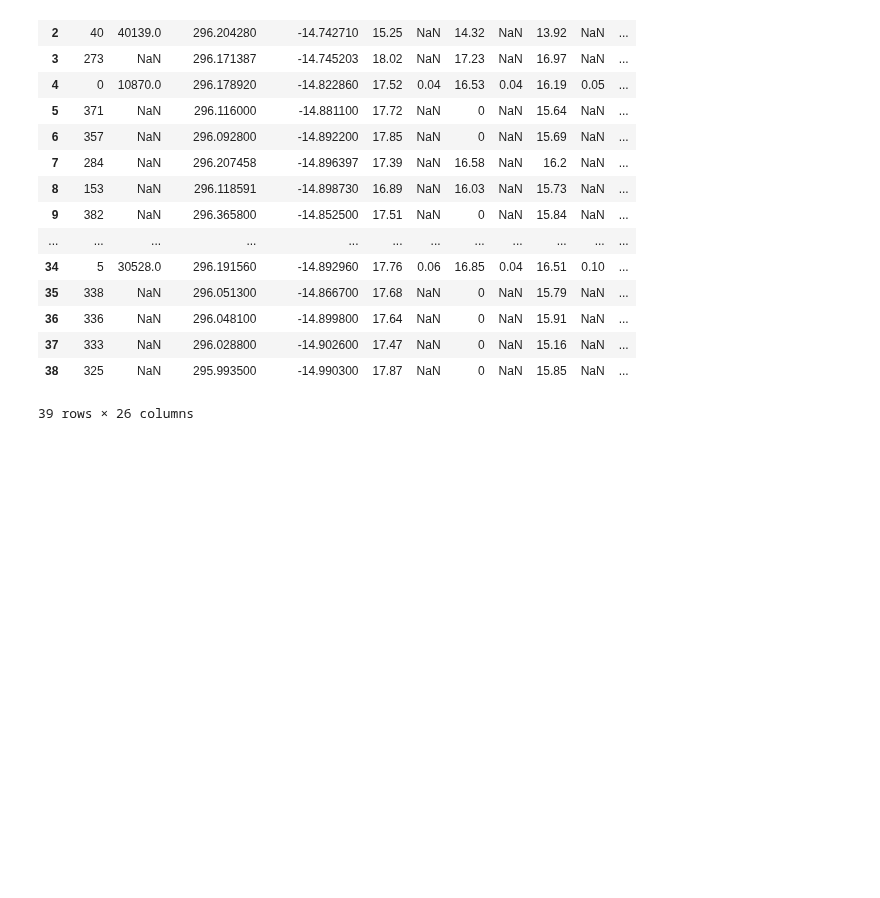
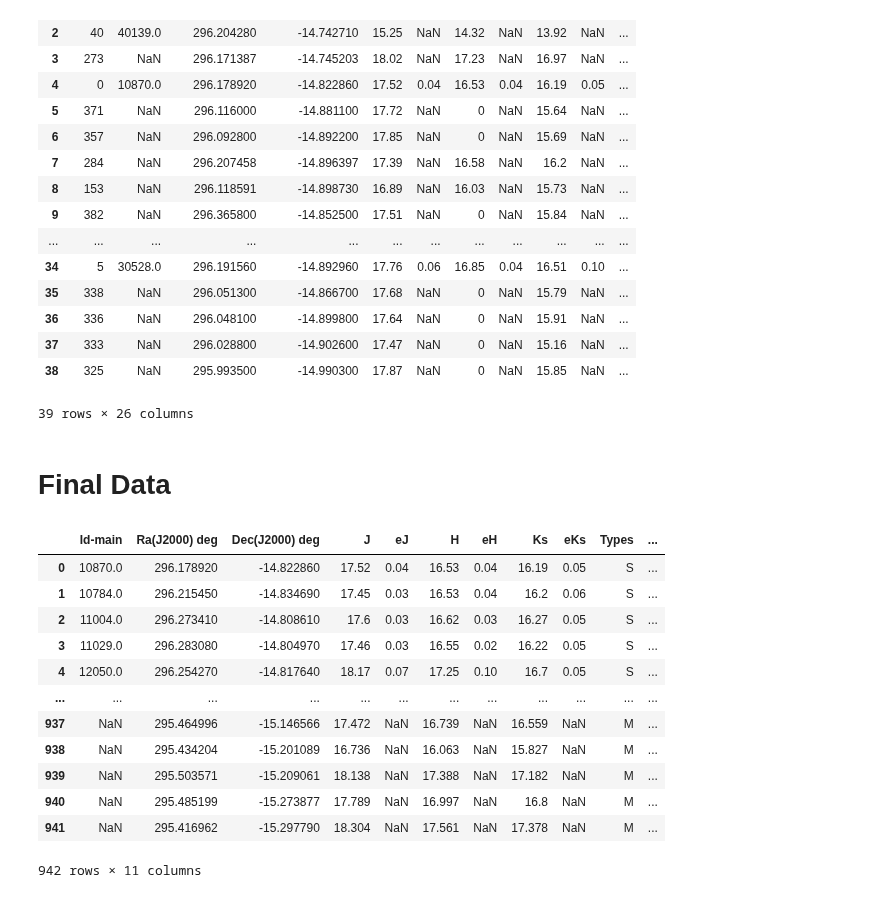
Before and after one commit to Mahdi-Abdollahii/NGC_6822, a Jupyter notebook: X_Match/NGC6822_X_Match.ipynb, the cells around one changed output. Saved outputs shown, nothing was run; the diff lists cells and outputs as text; code cells hidden in the pictures; blank space fills up the shorter version.

```diff
--- a/X_Match/NGC6822_X_Match.ipynb
+++ b/X_Match/NGC6822_X_Match.ipynb
@@ -400,3 +400,22 @@ X_data
 | 37 | 333 | NaN | 296.028800 | -14.902600 | 17.47 | NaN | 0 | NaN | 15.16 | NaN | ... |
 | 38 | 325 | NaN | 295.993500 | -14.990300 | 17.87 | NaN | 0 | NaN | 15.85 | NaN | ... |
 39 rows × 26 columns
+# %% [markdown]
+# Final Data
+# %%
+ALL_data = pd.read_csv('/content/NGC_6822/Data/ALL_Raw_Data.csv')
+ALL_data
+# %% [output]
+|  | Id-main | Ra(J2000) deg | Dec(J2000) deg | J | eJ | H | eH | Ks | eKs | Types | ... |
+| 0 | 10870.0 | 296.178920 | -14.822860 | 17.52 | 0.04 | 16.53 | 0.04 | 16.19 | 0.05 | S | ... |
+| 1 | 10784.0 | 296.215450 | -14.834690 | 17.45 | 0.03 | 16.53 | 0.04 | 16.2 | 0.06 | S | ... |
+| 2 | 11004.0 | 296.273410 | -14.808610 | 17.6 | 0.03 | 16.62 | 0.03 | 16.27 | 0.05 | S | ... |
+| 3 | 11029.0 | 296.283080 | -14.804970 | 17.46 | 0.03 | 16.55 | 0.02 | 16.22 | 0.05 | S | ... |
+| 4 | 12050.0 | 296.254270 | -14.817640 | 18.17 | 0.07 | 17.25 | 0.10 | 16.7 | 0.05 | S | ... |
+| ... | ... | ... | ... | ... | ... | ... | ... | ... | ... | ... | ... |
+| 937 | NaN | 295.464996 | -15.146566 | 17.472 | NaN | 16.739 | NaN | 16.559 | NaN | M | ... |
+| 938 | NaN | 295.434204 | -15.201089 | 16.736 | NaN | 16.063 | NaN | 15.827 | NaN | M | ... |
+| 939 | NaN | 295.503571 | -15.209061 | 18.138 | NaN | 17.388 | NaN | 17.182 | NaN | M | ... |
+| 940 | NaN | 295.485199 | -15.273877 | 17.789 | NaN | 16.997 | NaN | 16.8 | NaN | M | ... |
+| 941 | NaN | 295.416962 | -15.297790 | 18.304 | NaN | 17.561 | NaN | 17.378 | NaN | M | ... |
+942 rows × 11 columns
```
Also changed, not shown: parts of 7 cells of this notebook.
